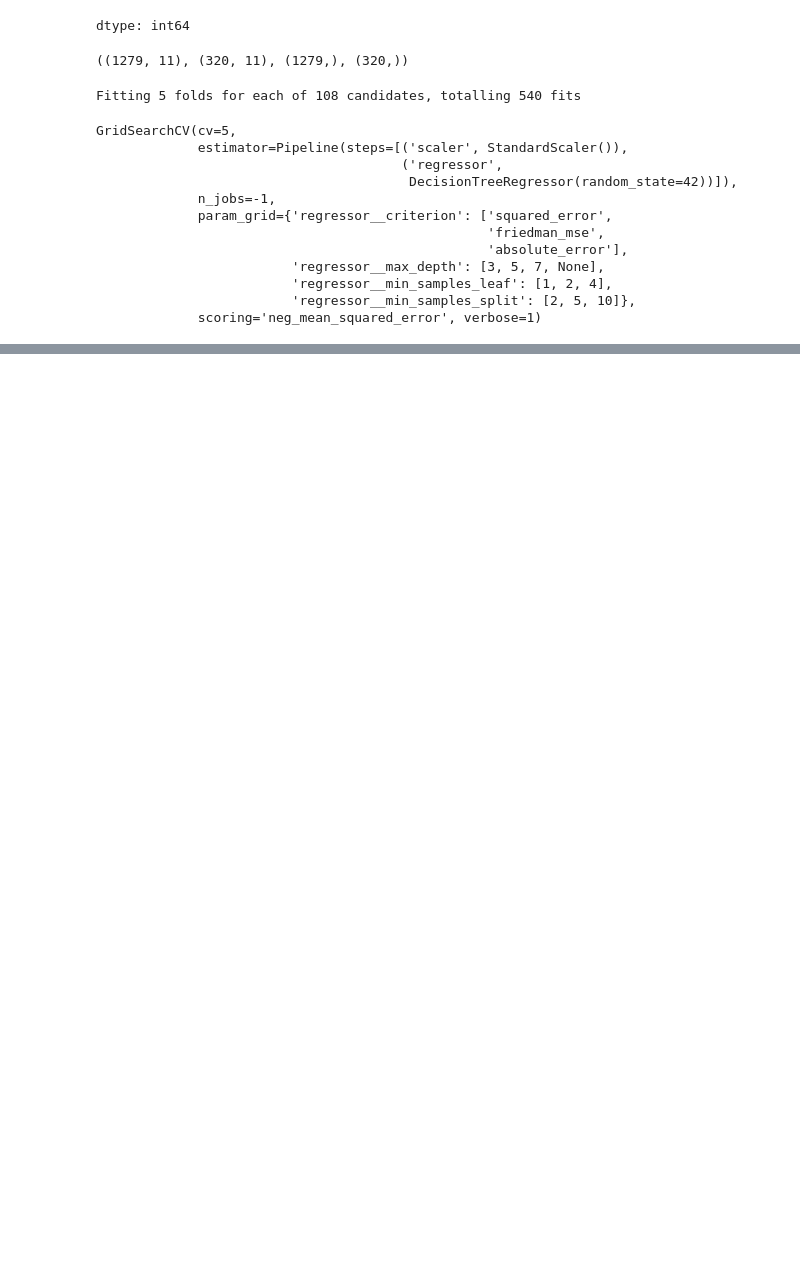
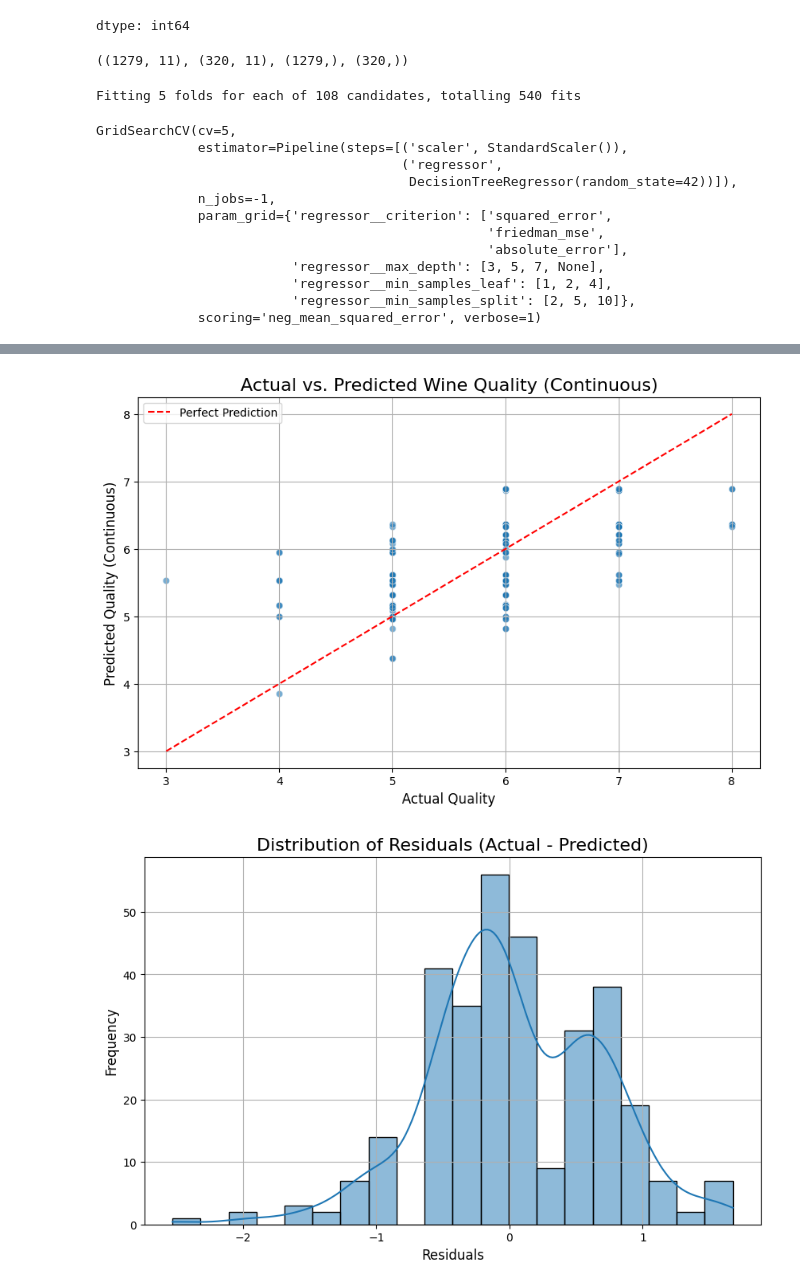
Before and after one commit to saim9211/Machine-Learning-Stuff, a Jupyter notebook: Decision_tree.ipynb, the cells around one changed output, grey strips where cells are left out. Drawn from its saved outputs; the diff is of its cells as text; code cells hidden in the pictures; blank space fills up the shorter version.

```diff
--- a/Decision_tree.ipynb
+++ b/Decision_tree.ipynb
@@ -242,0 +244,42 @@ R-squared (tuned regressor): 0.16537040710927275
+# %%
+import matplotlib.pyplot as plt
+import seaborn as sns
+
+# Create a DataFrame for easier plotting
+results_df = pd.DataFrame({'Actual Quality': y_test, 'Predicted Quality (Continuous)': y_pred_tuned, 'Predicted Quality (Rounded)': y_pred_tuned_rounded})
+
+# --- Scatter plot of Actual vs. Predicted (Continuous) ---
+plt.figure(figsize=(10, 6))
+sns.scatterplot(x='Actual Quality', y='Predicted Quality (Continuous)', data=results_df, alpha=0.6)
+plt.plot([y_test.min(), y_test.max()], [y_test.min(), y_test.max()], '--r', label='Perfect Prediction') # Perfect prediction line
+plt.title('Actual vs. Predicted Wine Quality (Continuous)', fontsize=16)
+plt.xlabel('Actual Quality', fontsize=12)
+plt.ylabel('Predicted Quality (Continuous)', fontsize=12)
+plt.legend()
+plt.grid(True)
+plt.show()
+
+# --- Distribution of Residuals (Errors) ---
+residuals = y_test - y_pred_tuned
+plt.figure(figsize=(10, 6))
+sns.histplot(residuals, kde=True, bins=20)
+plt.title('Distribution of Residuals (Actual - Predicted)', fontsize=16)
+plt.xlabel('Residuals', fontsize=12)
+plt.ylabel('Frequency', fontsize=12)
+plt.grid(True)
+plt.show()
+
+# --- Scatter plot of Actual vs. Predicted (Rounded) ---
+# This helps to visualize how many rounded predictions match actual values
+plt.figure(figsize=(10, 6))
+sns.scatterplot(x='Actual Quality', y='Predicted Quality (Rounded)', data=results_df, alpha=0.6)
+plt.plot([y_test.min(), y_test.max()], [y_test.min(), y_test.max()], '--r', label='Perfect Prediction') # Perfect prediction line
+plt.title('Actual vs. Predicted Wine Quality (Rounded)', fontsize=16)
+plt.xlabel('Actual Quality', fontsize=12)
+plt.ylabel('Predicted Quality (Rounded)', fontsize=12)
+plt.legend()
+plt.grid(True)
+plt.show()
+# %% [output]
+[figure, added]
+[figure, added]
```
Also changed, not shown: parts of 10 cells of this notebook.
